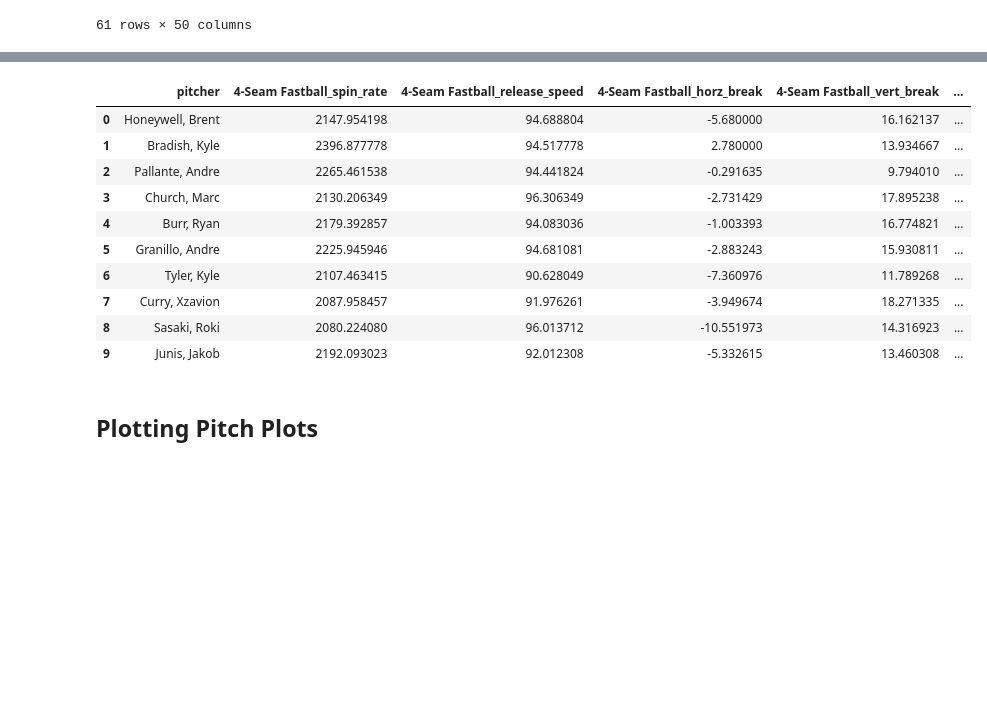
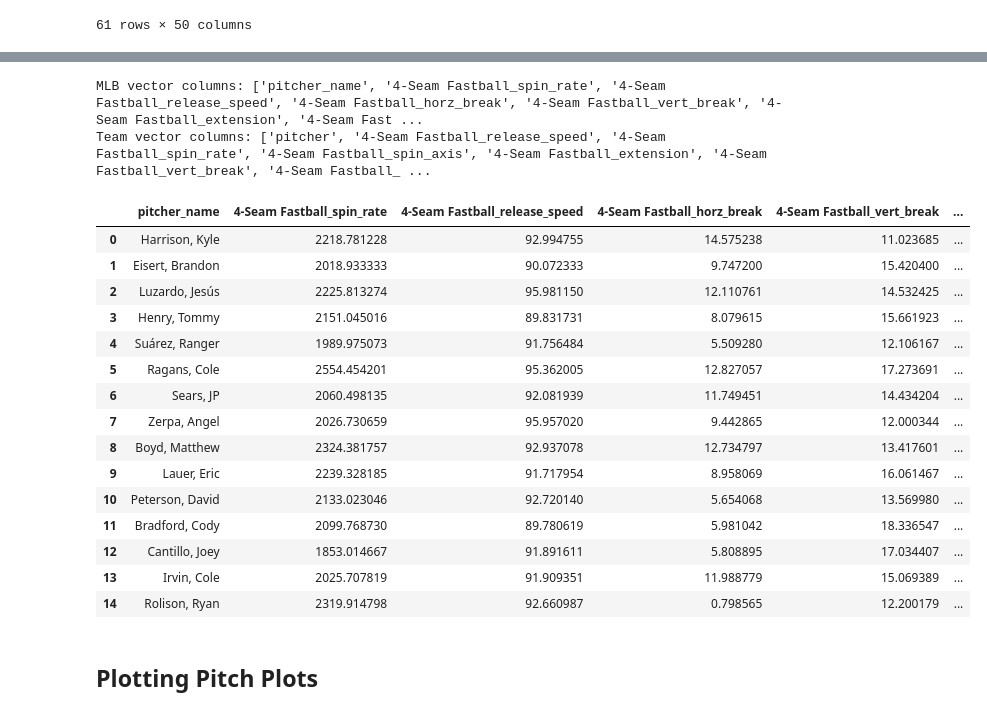
Before and after one commit to jackkalsched/UCSD_Baseball_25, a Jupyter notebook: Pitching/mlb arsenal comparisons/big_league_comparison.ipynb, the cells around one changed output, grey strips where cells are left out. Drawn from its saved outputs; the diff is of its cells as text; code cells hidden in the pictures; blank space fills up the shorter version.

```diff
--- a/Pitching/mlb arsenal comparisons/big_league_comparison.ipynb
+++ b/Pitching/mlb arsenal comparisons/big_league_comparison.ipynb
@@ -177,5 +163,6 @@ for pt in pitch_type:
 # Step 4: create DataFrame
 vectors_df = pd.DataFrame(final_vectors, columns=column_names)
 vectors_df.insert(0, 'pitcher', pitcher_names)
-vectors_df
+vectors_df = vectors_df.rename(columns = {'pitcher': 'pitcher_name'})
+display(vectors_df)
 # %% [output]
@@ -195,6 +182,6 @@ vectors_df
 # %%
 # Add handedness
-mlb_vectors_withhand = vectors_df.merge(mlb_pitchers, left_on = 'pitcher', right_on = 'pitcher_name', how = 'left')
-mlb_vectors_withhand = mlb_vectors_withhand.drop(columns = ['pitcher_name', 'pitch_name', 'spin_rate', 'release_speed',	'horz_break', 'vert_break', 'extension', 'spin_axis'])
+mlb_vectors_withhand = vectors_df.merge(mlb_pitchers, on = ['pitcher_name'], how = 'left')
+mlb_vectors_withhand = mlb_vectors_withhand.drop(columns = ['pitcher', 'pitch_name', 'spin_rate', 'release_speed',	'horz_break', 'vert_break', 'extension', 'spin_axis'])
 mlb_vectors_withhand
 # %% [output]
@@ -398,10 +377,8 @@ def encode_handedness(row):
 
     return row
 
-mlb_vectors_withhand = mlb_vectors_withhand.apply(encode_handedness, axis = 1).copy().drop_duplicates(subset = 'pitcher')
+mlb_vectors_withhand = mlb_vectors_withhand.apply(encode_handedness, axis = 1).copy().drop_duplicates(subset = 'pitcher_name')
+mlb_vectors_withhand = mlb_vectors_withhand[mlb_vectors_withhand['count_pitch'] > 200]
 ucsd_vectors_withhand = ucsd_vectors_withhand.apply(encode_handedness, axis = 1).copy().drop_duplicates(subset = 'pitcher')
-display(ucsd_vectors_withhand)
-
-#Spoiler, steele is compared to bello
-display(mlb_vectors_withhand[mlb_vectors_withhand['pitcher'] == 'Bello, Brayan'])
+display(mlb_vectors_withhand)
 # %% [output]
@@ -427,11 +400,10 @@ display(mlb_vectors_withhand[mlb_vectors_withhand['pitcher'] == 'Bello, Brayan']
 # %%
 from sklearn.preprocessing import StandardScaler
 
-x_ucsd = ucsd_vectors_withhand.drop(columns = ['pitcher']).copy().drop_duplicates(subset = '4-Seam Fastball_release_speed')
-x_mlb = mlb_vectors_withhand.drop(columns = ['pitcher']).copy().drop_duplicates(subset = '4-Seam Fastball_release_speed')
-
+x_ucsd = ucsd_vectors_withhand.drop(columns = ['pitcher']).fillna(0)
+x_mlb = mlb_vectors_withhand.drop(columns = ['pitcher_name', 'count_pitch']).fillna(0)
 scaler = StandardScaler()
-x_all = pd.concat([x_ucsd, x_mlb], axis = 0)
+x_all = pd.concat([x_ucsd, x_mlb], axis = 0).fillna(0)
 x_all_scaled = scaler.fit_transform(x_all)
 
 x_mlb_scaled = x_all_scaled[:len(x_mlb)]
@@ -503,13 +491,13 @@ def find_similar_pitchers(
     ]
 
     # --- 4. Subset MLB vectors to compatible pitchers
-    mlb_filtered_vectors = mlb_vectors_df[mlb_vectors_df['pitcher'].isin(compatible_mlb_pitchers)]
+    mlb_filtered_vectors = mlb_vectors_df[mlb_vectors_df['pitcher_name'].isin(compatible_mlb_pitchers)]
     if mlb_filtered_vectors.empty:
         raise ValueError(f"No MLB pitchers found with compatible pitch types for {team_pitcher_name}.")
 
 
     # --- 5. Get team vector
-    team_vector_row = team_vectors_df[team_vectors_df['pitcher'] == team_pitcher_name]
+    team_vector_row = team_vectors_df[team_vectors_df['pitcher'] == team_pitcher_name].fillna(0)
     if team_vector_row.empty:
         raise ValueError(f"Pitcher '{team_pitcher_name}' not found in team_vectors_df.")
     team_vector = team_vector_row.drop(columns='pitcher').values
@@ -517,54 +505,64 @@ def find_similar_pitchers(
 
     # ---- Filter for handedness
     handedness = team_vector_row['handedness'].iloc[0]
-    mlb_filtered_hand = mlb_filtered_vectors[mlb_filtered_vectors['handedness'] == handedness]
+    mlb_filtered_hand = mlb_filtered_vectors[mlb_filtered_vectors['handedness'] == handedness].fillna(0)
     if mlb_filtered_hand.empty:
         raise ValueError(f"No MLB pitchers found with compatible pitch types for {team_pitcher_name}.")
 
+    print("MLB vector columns:", mlb_filtered_hand.columns.tolist())
+    print("Team vector columns:", team_vector_row.columns.tolist())
+
     # --- 6. Scale both MLB and team vectors
-    X_mlb = mlb_filtered_hand.drop(columns='pitcher').values
+    X_mlb = mlb_filtered_hand.drop(columns=['pitcher_name', 'count_pitch']).values
     X_all = np.vstack([X_mlb, team_vector])
     scaler = StandardScaler()
     X_scaled = scaler.fit_transform(X_all)
     X_mlb_scaled = X_scaled[:-1]
     X_team_scaled = X_scaled[-1].reshape(1, -1)
 
     # --- 7. Fit KNN
     knn = NearestNeighbors(n_neighbors=n_neighbors)
     knn.fit(X_mlb_scaled)
     distances, indices = knn.kneighbors(X_team_scaled)
 
     # --- 8. Return results
     similar_pitchers = mlb_filtered_hand.iloc[indices[0]].copy()
     similar_pitchers['distance'] = distances[0]
 
     return similar_pitchers.reset_index(drop=True)
 
 
 
 
 weber_comparison = find_similar_pitchers(
     team_df = ucsd,
     mlb_df = mlb_pitchers,
     team_vectors_df=  ucsd_vectors_withhand,
     mlb_vectors_df = mlb_vectors_withhand,
-    team_pitcher_name='Weber, Chapman',
-    n_neighbors = 10
+    team_pitcher_name='Davidson, Garrett',
+    n_neighbors = 15
 )
 
 display(weber_comparison)
 # %% [output]
+MLB vector columns: ['pitcher_name', '4-Seam Fastball_spin_rate', '4-Seam Fastball_release_speed', '4-Seam Fastball_horz_break', '4-Seam Fastball_vert_break', '4-Seam Fastball_extension', '4-Seam Fast ...
+Team vector columns: ['pitcher', '4-Seam Fastball_release_speed', '4-Seam Fastball_spin_rate', '4-Seam Fastball_spin_axis', '4-Seam Fastball_extension', '4-Seam Fastball_vert_break', '4-Seam Fastball_ ...
-|  | pitcher | 4-Seam Fastball_spin_rate | 4-Seam Fastball_release_speed | 4-Seam Fastball_horz_break | 4-Seam Fastball_vert_break | ... |
-| 0 | Honeywell, Brent | 2147.954198 | 94.688804 | -5.680000 | 16.162137 | ... |
-| 1 | Bradish, Kyle | 2396.877778 | 94.517778 | 2.780000 | 13.934667 | ... |
-| 2 | Pallante, Andre | 2265.461538 | 94.441824 | -0.291635 | 9.794010 | ... |
-| 3 | Church, Marc | 2130.206349 | 96.306349 | -2.731429 | 17.895238 | ... |
-| 4 | Burr, Ryan | 2179.392857 | 94.083036 | -1.003393 | 16.774821 | ... |
-| 5 | Granillo, Andre | 2225.945946 | 94.681081 | -2.883243 | 15.930811 | ... |
-| 6 | Tyler, Kyle | 2107.463415 | 90.628049 | -7.360976 | 11.789268 | ... |
-| 7 | Curry, Xzavion | 2087.958457 | 91.976261 | -3.949674 | 18.271335 | ... |
-| 8 | Sasaki, Roki | 2080.224080 | 96.013712 | -10.551973 | 14.316923 | ... |
-| 9 | Junis, Jakob | 2192.093023 | 92.012308 | -5.332615 | 13.460308 | ... |
+|  | pitcher_name | 4-Seam Fastball_spin_rate | 4-Seam Fastball_release_speed | 4-Seam Fastball_horz_break | 4-Seam Fastball_vert_break | ... |
+| 0 | Harrison, Kyle | 2218.781228 | 92.994755 | 14.575238 | 11.023685 | ... |
+| 1 | Eisert, Brandon | 2018.933333 | 90.072333 | 9.747200 | 15.420400 | ... |
+| 2 | Luzardo, Jesús | 2225.813274 | 95.981150 | 12.110761 | 14.532425 | ... |
+| 3 | Henry, Tommy | 2151.045016 | 89.831731 | 8.079615 | 15.661923 | ... |
+| 4 | Suárez, Ranger | 1989.975073 | 91.756484 | 5.509280 | 12.106167 | ... |
+| 5 | Ragans, Cole | 2554.454201 | 95.362005 | 12.827057 | 17.273691 | ... |
+| 6 | Sears, JP | 2060.498135 | 92.081939 | 11.749451 | 14.434204 | ... |
+| 7 | Zerpa, Angel | 2026.730659 | 95.957020 | 9.442865 | 12.000344 | ... |
+| 8 | Boyd, Matthew | 2324.381757 | 92.937078 | 12.734797 | 13.417601 | ... |
+| 9 | Lauer, Eric | 2239.328185 | 91.717954 | 8.958069 | 16.061467 | ... |
+| 10 | Peterson, David | 2133.023046 | 92.720140 | 5.654068 | 13.569980 | ... |
+| 11 | Bradford, Cody | 2099.768730 | 89.780619 | 5.981042 | 18.336547 | ... |
+| 12 | Cantillo, Joey | 1853.014667 | 91.891611 | 5.808895 | 17.034407 | ... |
+| 13 | Irvin, Cole | 2025.707819 | 91.909351 | 11.988779 | 15.069389 | ... |
+| 14 | Rolison, Ryan | 2319.914798 | 92.660987 | 0.798565 | 12.200179 | ... |
 # %% [markdown]
 ## Plotting Pitch Plots
 # %%
```
Also changed, not shown: parts of 21 cells of this notebook.
